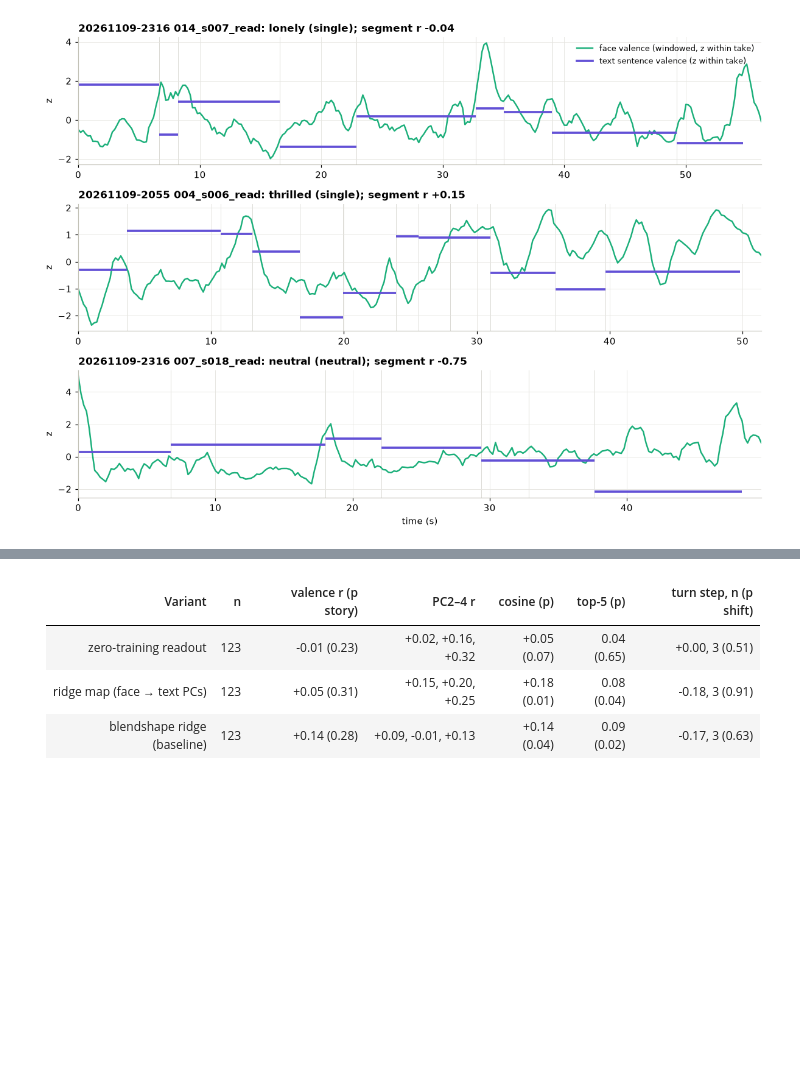
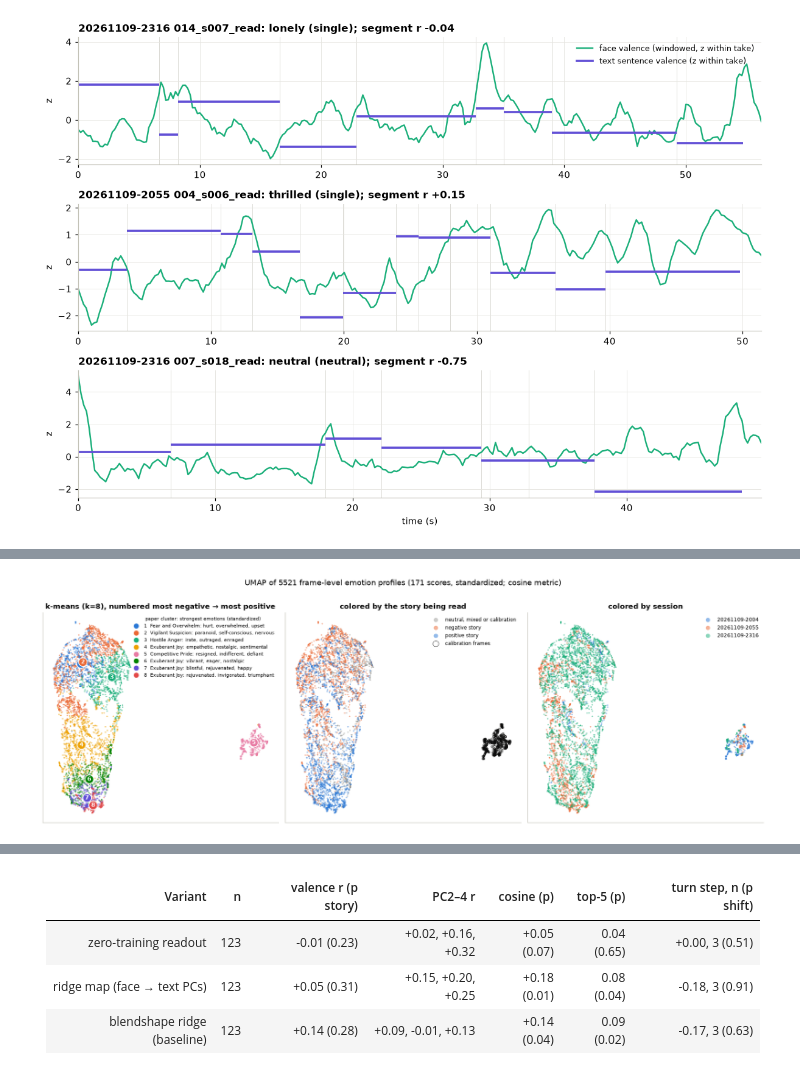
Before and after one commit to adamberenzweig/cogmirror, a Jupyter notebook: notebooks/m4_results.ipynb, the cells around one changed output, grey strips where cells are left out. Saved outputs shown, nothing was run; the diff lists cells and outputs as text; code cells hidden in the pictures; blank space fills up the shorter version.

Commit message:
clustering and umap

```diff
--- a/notebooks/m4_results.ipynb
+++ b/notebooks/m4_results.ipynb
@@ -248,0 +329,66 @@ fig.tight_layout(); save(fig, "06_example_traces"); plt.show()
+# %%
+def crop_path(session, take, frame_index):
+    p = ROOT / "data" / "video" / session / take / "frames" / f"f{frame_index:06d}.jpg"
+    if not p.exists():   # a take recorded on the hosted version: fetch that one crop from the Volume
+        p.parent.mkdir(parents=True, exist_ok=True)
+        subprocess.run([str(ROOT / ".venv" / "bin" / "modal"), "volume", "get", "--env", "cogmirror", "--force", "cogmirror",
+                        f"/public/video/{session}/{take}/frames/{p.name}", str(p)], capture_output=True)
+    return p if p.exists() else None
+
+def thumb(session, take, frame_index, px=72):
+    p = crop_path(session, take, frame_index)
+    if p is None:
+        return None
+    im = Image.open(p).convert("RGB"); im.thumbnail((px, px))
+    return np.asarray(im)
+
+def representatives(k, n=4):
+    idx = np.nonzero(lab == k)[0]
+    d = np.linalg.norm(Z[idx] - km.cluster_centers_[k], axis=1)
+    picks, seen = [], set()
+    for i in idx[np.argsort(d)]:          # nearest to the centroid, at most one per take
+        key = (rows_f[i]["session"], rows_f[i]["take"])
+        if key in seen:
+            continue
+        seen.add(key); picks.append(i)
+        if len(picks) == n:
+            break
+    return picks
+
+CLUSTER_COLORS = [C["blue"], C["orange"], C["aqua"], C["yellow"], C["magenta"], C["green"], C["violet"], C["red"]]
+fig, axes = plt.subplots(1, 3, figsize=(16, 5.4))
+# (a) clusters, with a thumbnail and the tags at each cluster's median position
+ax = axes[0]
+for rank, k in enumerate(order):
+    m = lab == k
+    ax.scatter(emb[m, 0], emb[m, 1], s=5, color=CLUSTER_COLORS[rank], alpha=0.55, edgecolor="none", label=f"{tags[k][0]}")
+for rank, k in enumerate(order):
+    m = lab == k
+    cx, cy = np.median(emb[m, 0]), np.median(emb[m, 1])
+    ax.text(cx, cy, str(number[k]), ha="center", va="center", fontsize=9, fontweight="bold", color="white",
+            bbox=dict(boxstyle="circle,pad=0.25", fc=CLUSTER_COLORS[rank], ec="white", lw=1.2))
+handles = [plt.Line2D([], [], marker="o", ls="", color=CLUSTER_COLORS[rank], ms=7,
+                      label=f"{number[k]}  {tags[k][0]}: {', '.join(tags[k][1])}") for rank, k in enumerate(order)]
+ax.set_title(f"k-means (k={K}), numbered most negative → most positive")
+ax.legend(handles=handles, fontsize=7, loc="upper right", title="paper cluster: strongest emotions (standardized)", title_fontsize=7)
+# (b) story polarity
+ax = axes[1]
+pol = np.array([{1: 1, -1: -1}.get(r["pol"], 0) for r in rows_f]); calib = np.array([r["cond"] == "calibration" for r in rows_f])
+for val, col, name in ((0, NEU_COL, "neutral, mixed or calibration"), (-1, NEG_COL, "negative story"), (1, POS_COL, "positive story")):
+    m = (pol == val) & ~(calib & (val != 0))
+    ax.scatter(emb[m, 0], emb[m, 1], s=5, color=col, alpha=0.5, edgecolor="none", label=name)
+ax.scatter(emb[calib, 0], emb[calib, 1], s=9, facecolor="none", edgecolor=C["ink"], lw=0.5, label="calibration frames")
+ax.set_title("colored by the story being read"); ax.legend(fontsize=8, markerscale=3)
+# (c) session
+ax = axes[2]
+sessions = sorted({r["session"] for r in rows_f})
+for i, sess in enumerate(sessions):
+    m = np.array([r["session"] == sess for r in rows_f])
+    ax.scatter(emb[m, 0], emb[m, 1], s=5, color=CLUSTER_COLORS[i], alpha=0.5, edgecolor="none", label=sess)
+ax.set_title("colored by session"); ax.legend(fontsize=8, markerscale=3)
+for ax in axes:
+    ax.set_xticks([]); ax.set_yticks([]); ax.grid(False)
+fig.suptitle(f"UMAP of {len(P)} frame-level emotion profiles (171 scores, standardized; cosine metric)", y=1.01)
+fig.tight_layout(); save(fig, "07_profile_umap"); plt.show()
+# %% [output]
+[figure, added]
```
Also changed, not shown: parts of 6 cells of this notebook, 3 other files.
